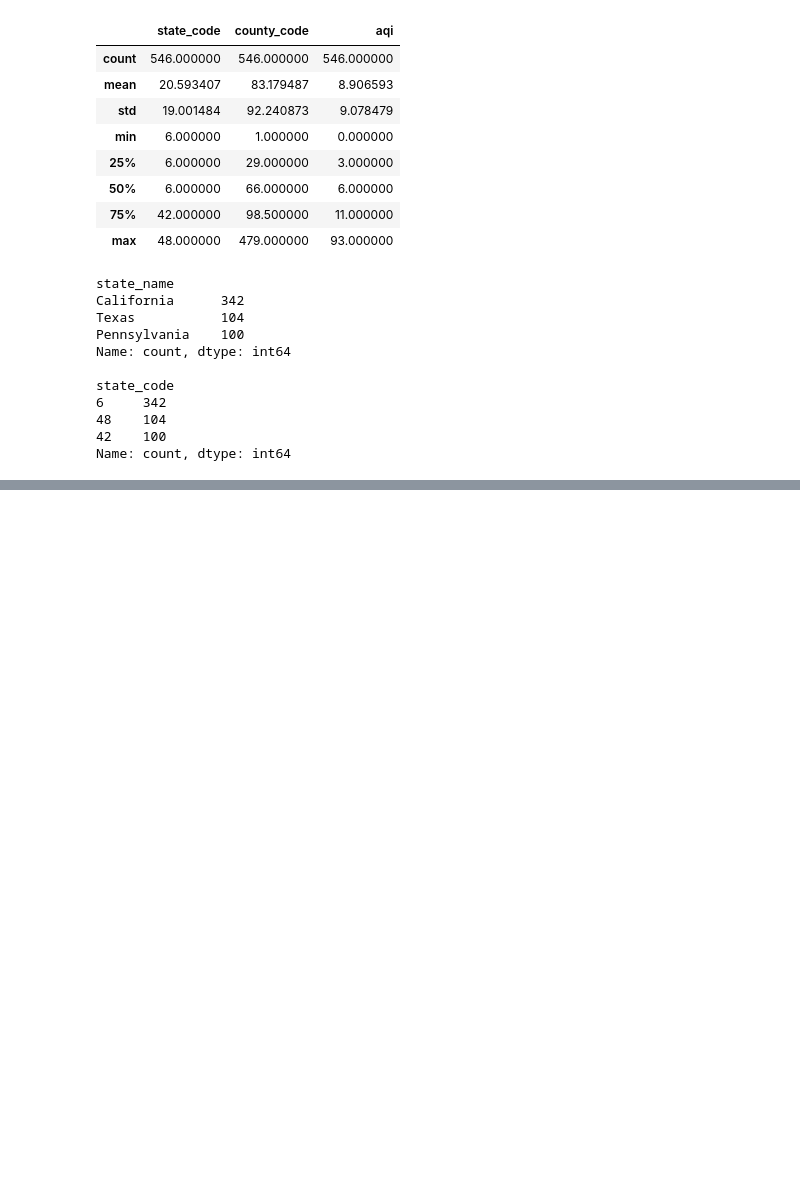
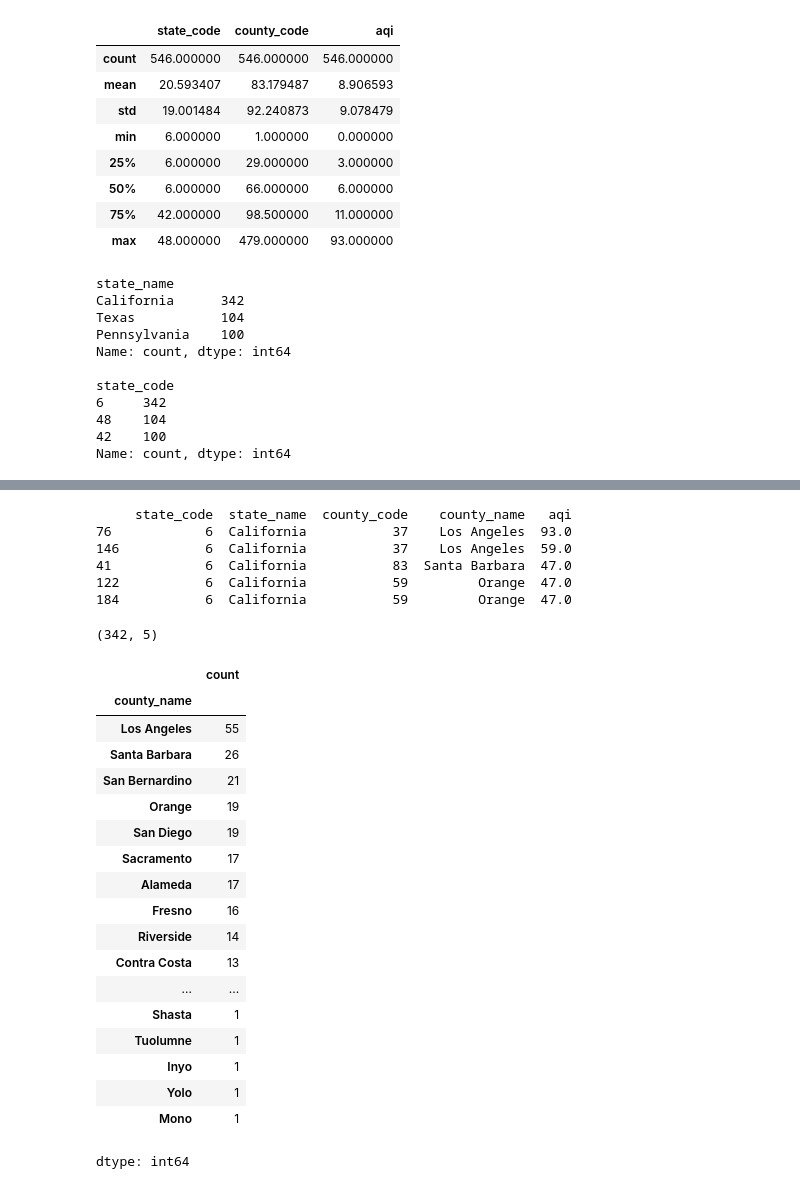
Before and after one commit to dkraynev/Tasks, a Jupyter notebook: 500_Dataframes_with_pandas.ipynb, the cells around one changed output, grey strips where cells are left out. Cells and saved outputs as stored; diff of their text form; code cells hidden in the pictures; blank space fills up the shorter version.

```diff
--- a/500_Dataframes_with_pandas.ipynb
+++ b/500_Dataframes_with_pandas.ipynb
@@ -58,0 +99,8 @@ Name: count, dtype: int64
+# %%
+mask = top3_sorted["state_name"] == "California"
+ca_df = top3_sorted[mask]
+print(ca_df.head())
+print()
+print(ca_df.describe())
+print()
+print(ca_df.info())
@@ -58,0 +125,36 @@ Name: count, dtype: int64
+# %%
+ca2_df = top3_sorted[top3_sorted["state_name"] == "California"]
+print(ca2_df.head())
+# %% [output]
+     state_code  state_name  county_code    county_name   aqi
+76            6  California           37    Los Angeles  93.0
+146           6  California           37    Los Angeles  59.0
+41            6  California           83  Santa Barbara  47.0
+122           6  California           59         Orange  47.0
+184           6  California           59         Orange  47.0
+# %%
+ca_df.shape
+# %% [output]
+(342, 5)
+# %%
+ca_df["county_name"].value_counts()
+# %% [output]
+|  | count |
+| county_name |  |
+| Los Angeles | 55 |
+| Santa Barbara | 26 |
+| San Bernardino | 21 |
+| Orange | 19 |
+| San Diego | 19 |
+| Sacramento | 17 |
+| Alameda | 17 |
+| Fresno | 16 |
+| Riverside | 14 |
+| Contra Costa | 13 |
+| ... | ... |
+| Shasta | 1 |
+| Tuolumne | 1 |
+| Inyo | 1 |
+| Yolo | 1 |
+| Mono | 1 |
+dtype: int64
```
Also changed, not shown: parts of 7 cells of this notebook.
